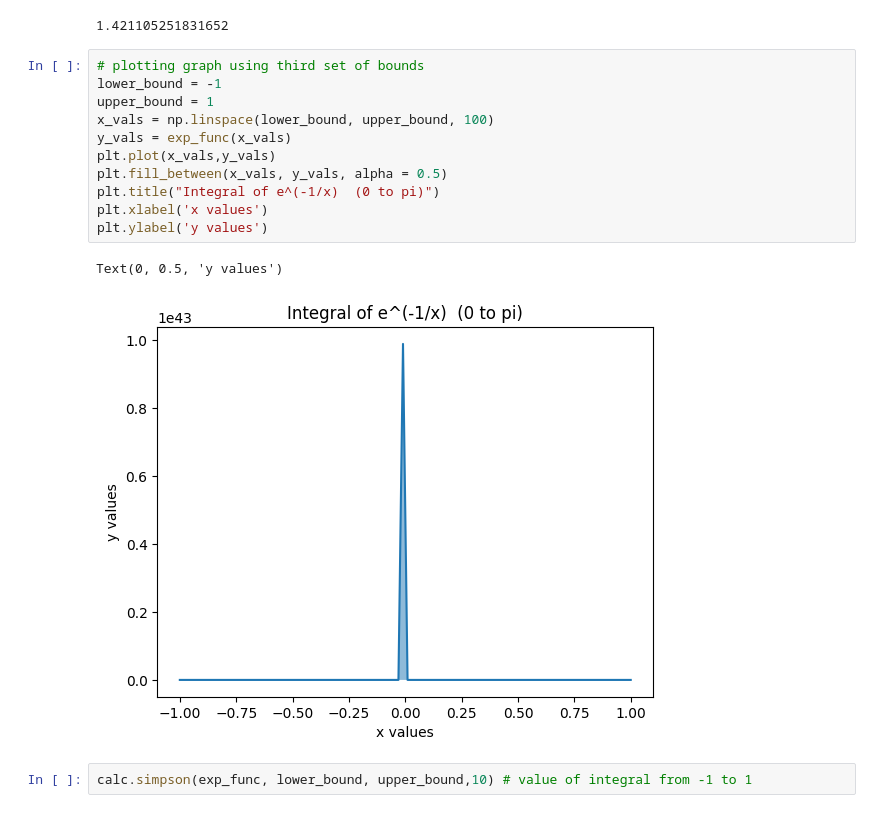
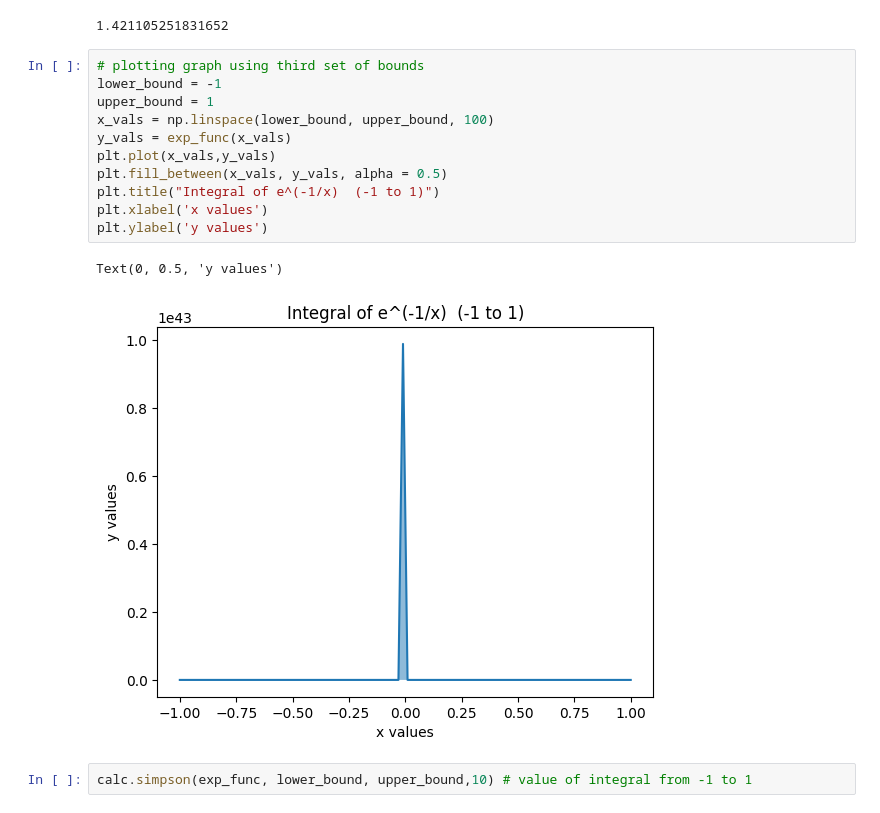
Before and after one commit to ubsuny/23-Homework6G1, a Jupyter notebook: simpson.ipynb, the cells around one changed output. Cells and saved outputs as stored; diff of their text form.

Commit message:
fixed some plots, added cos function

```diff
--- a/simpson.ipynb
+++ b/simpson.ipynb
@@ -57,17 +57,17 @@ calc.simpson(exp_func, lower_bound, upper_bound,10) # value of integral from 0 t
 # %%
 # plotting graph using third set of bounds
 lower_bound = -1
 upper_bound = 1
 x_vals = np.linspace(lower_bound, upper_bound, 100)
 y_vals = exp_func(x_vals)
 plt.plot(x_vals,y_vals)
 plt.fill_between(x_vals, y_vals, alpha = 0.5)
-plt.title("Integral of e^(-1/x)  (0 to pi)")
+plt.title("Integral of e^(-1/x)  (-1 to 1)")
 plt.xlabel('x values')
 plt.ylabel('y values')
 # %% [output]
 Text(0, 0.5, 'y values')
-[figure, old version]
+[figure, new version]
 # %%
 calc.simpson(exp_func, lower_bound, upper_bound,10) # value of integral from -1 to 1
 # %% [output]
```
Also changed, not shown: parts of 6 cells of this notebook.
